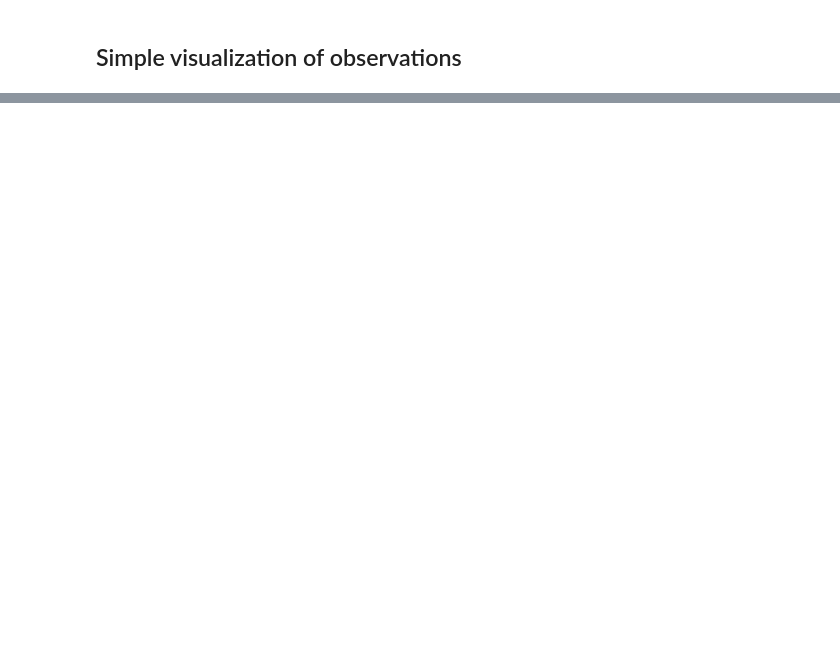
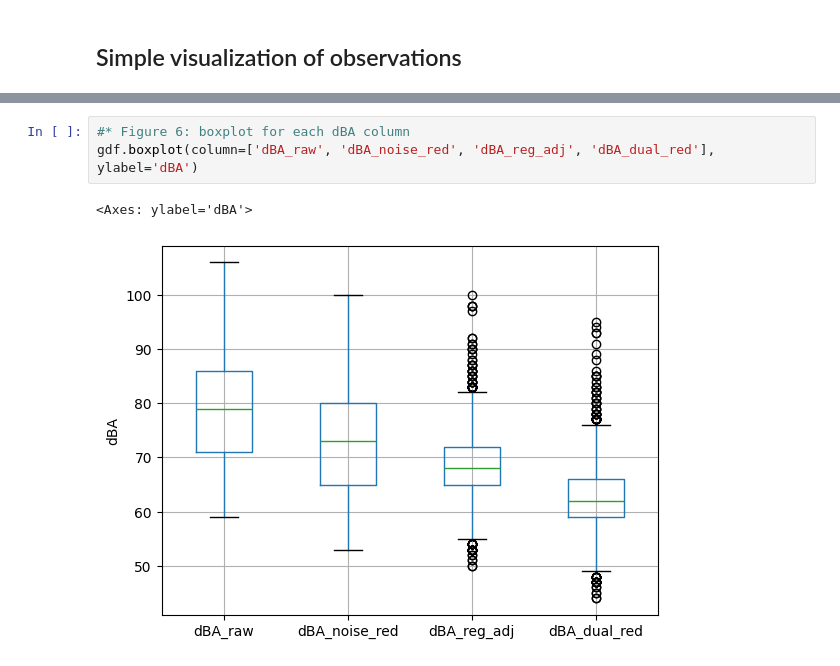
Before and after one commit to Floris-C/noise-thesis, a Jupyter notebook: final_method/01-audio_processing.ipynb, the cells around one changed output, grey strips where cells are left out. Cells and saved outputs as stored; diff of their text form; blank space fills up the shorter version.

```diff
--- a/final_method/01-audio_processing.ipynb
+++ b/final_method/01-audio_processing.ipynb
@@ -481,0 +348,6 @@ Notes:
+# %%
+#* Figure 6: boxplot for each dBA column
+gdf.boxplot(column=['dBA_raw', 'dBA_noise_red', 'dBA_reg_adj', 'dBA_dual_red'], ylabel='dBA')
+# %% [output]
+<Axes: ylabel='dBA'>
+[figure, added]
```
Also changed, not shown: parts of 22 cells of this notebook.
